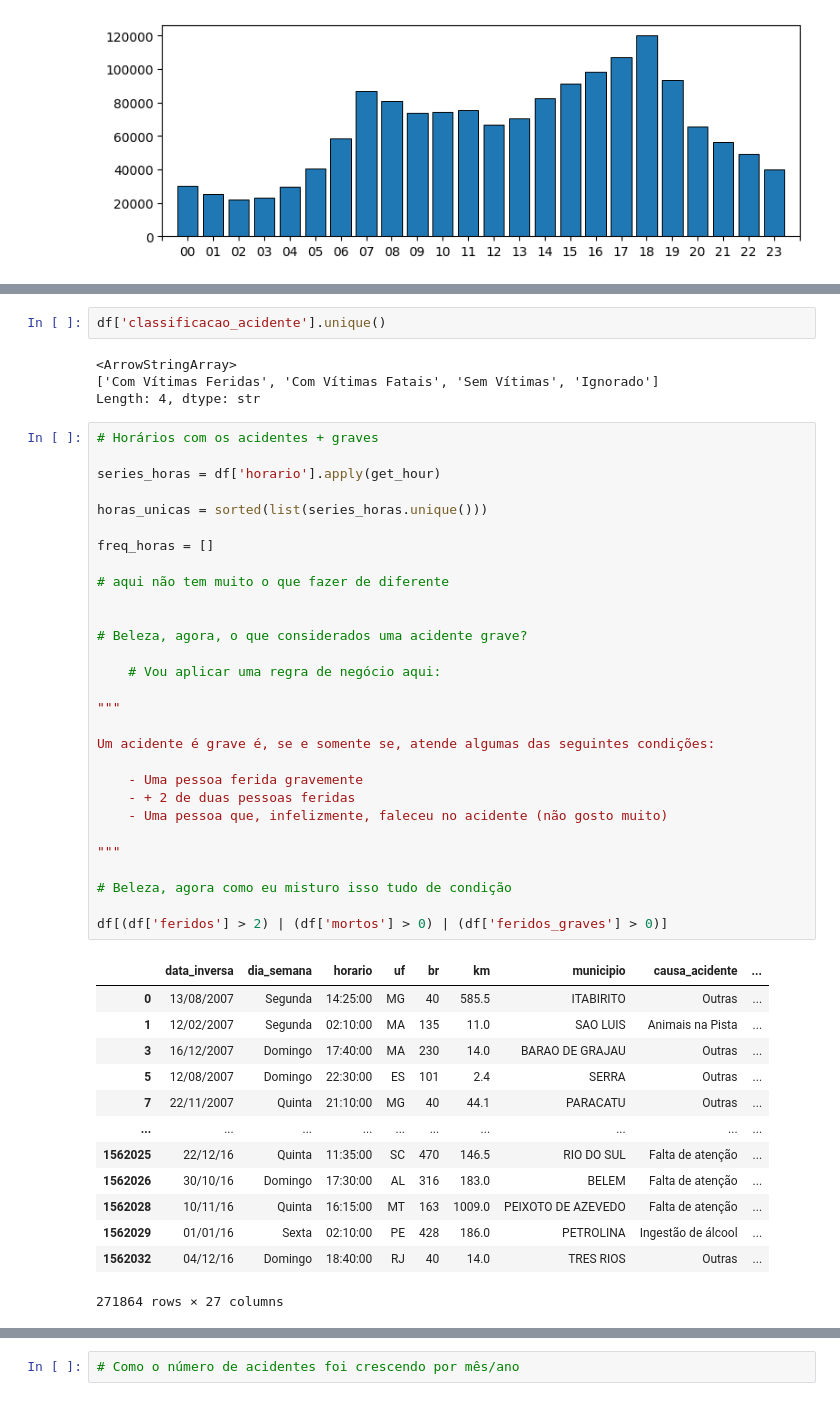
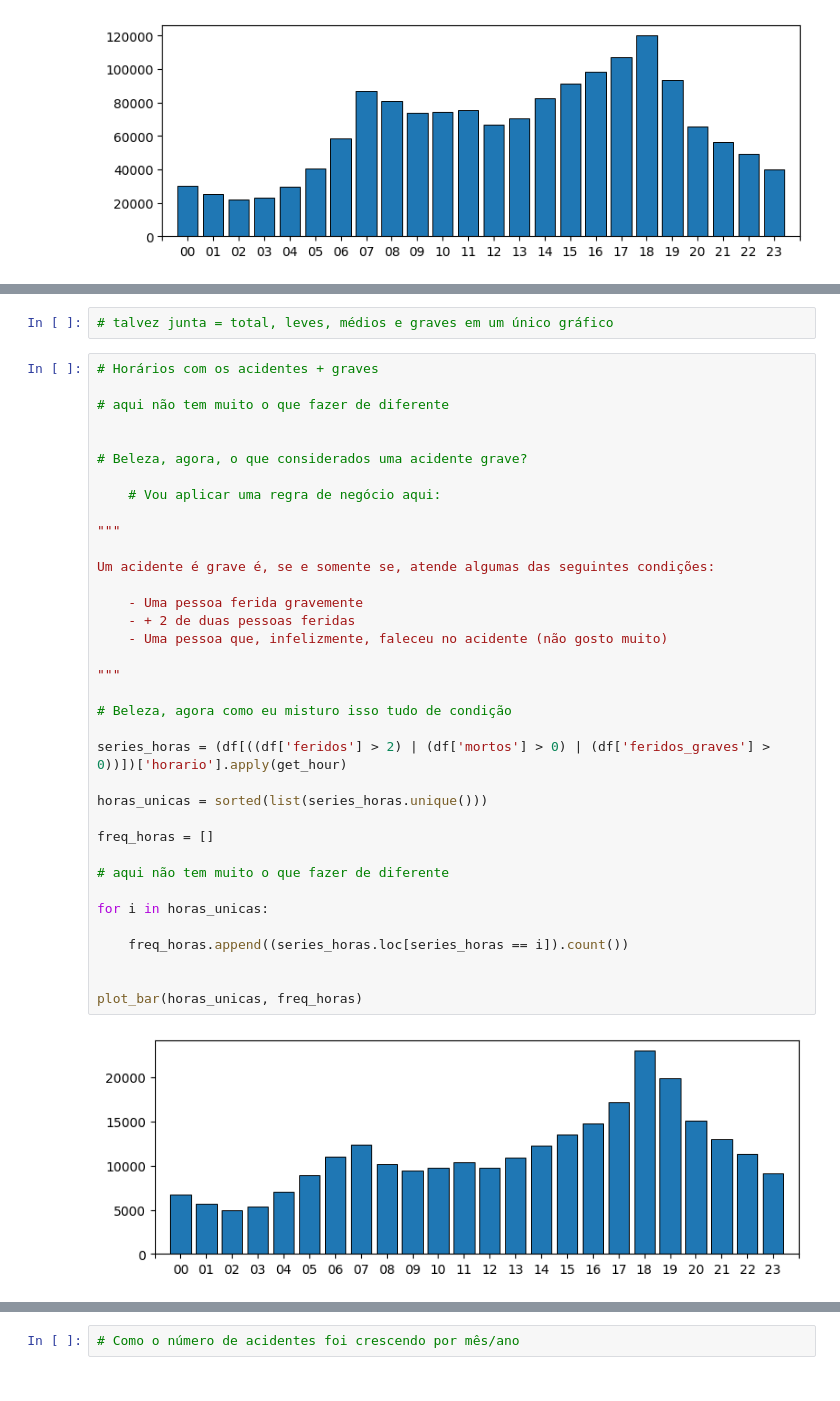
Before and after one commit to expeditow/acidentes-de-transito, a Jupyter notebook: analysis.ipynb, the cells around one changed output, grey strips where cells are left out. Saved outputs shown, nothing was run; the diff lists cells and outputs as text.

Commit message:
feat: adding some graphics

```diff
--- a/analysis.ipynb
+++ b/analysis.ipynb
@@ -125,49 +116,40 @@ Index(['data_inversa', 'dia_semana', 'horario', 'uf', 'br', 'km', 'municipio',
-# %%
-df['classificacao_acidente'].unique()
-# %% [output]
-<ArrowStringArray>
-['Com Vítimas Feridas', 'Com Vítimas Fatais', 'Sem Vítimas', 'Ignorado']
-Length: 4, dtype: str
+# %%
+# talvez junta = total, leves, médios e graves em um único gráfico
 # %%
 # Horários com os acidentes + graves
-
-series_horas = df['horario'].apply(get_hour)
-
-horas_unicas = sorted(list(series_horas.unique()))
-
-freq_horas = []
 
 # aqui não tem muito o que fazer de diferente
 
 
 # Beleza, agora, o que considerados uma acidente grave?
 
     # Vou aplicar uma regra de negócio aqui:
 
 """
 
 Um acidente é grave é, se e somente se, atende algumas das seguintes condições:
 
     - Uma pessoa ferida gravemente
     - + 2 de duas pessoas feridas
     - Uma pessoa que, infelizmente, faleceu no acidente (não gosto muito)
 
 """
 
 # Beleza, agora como eu misturo isso tudo de condição
 
-df[(df['feridos'] > 2) | (df['mortos'] > 0) | (df['feridos_graves'] > 0)]
+series_horas = (df[((df['feridos'] > 2) | (df['mortos'] > 0) | (df['feridos_graves'] > 0))])['horario'].apply(get_hour)
+
+horas_unicas = sorted(list(series_horas.unique()))
+
+freq_horas = []
+
+# aqui não tem muito o que fazer de diferente
+
+for i in horas_unicas:
+
+    freq_horas.append((series_horas.loc[series_horas == i]).count())
+
+
+plot_bar(horas_unicas, freq_horas)
 # %% [output]
-|  | data_inversa | dia_semana | horario | uf | br | km | municipio | causa_acidente | ... |
-| 0 | 13/08/2007 | Segunda | 14:25:00 | MG | 40 | 585.5 | ITABIRITO | Outras | ... |
-| 1 | 12/02/2007 | Segunda | 02:10:00 | MA | 135 | 11.0 | SAO LUIS | Animais na Pista | ... |
-| 3 | 16/12/2007 | Domingo | 17:40:00 | MA | 230 | 14.0 | BARAO DE GRAJAU | Outras | ... |
-| 5 | 12/08/2007 | Domingo | 22:30:00 | ES | 101 | 2.4 | SERRA | Outras | ... |
-| 7 | 22/11/2007 | Quinta | 21:10:00 | MG | 40 | 44.1 | PARACATU | Outras | ... |
-| ... | ... | ... | ... | ... | ... | ... | ... | ... | ... |
-| 1562025 | 22/12/16 | Quinta | 11:35:00 | SC | 470 | 146.5 | RIO DO SUL | Falta de atenção | ... |
-| 1562026 | 30/10/16 | Domingo | 17:30:00 | AL | 316 | 183.0 | BELEM | Falta de atenção | ... |
-| 1562028 | 10/11/16 | Quinta | 16:15:00 | MT | 163 | 1009.0 | PEIXOTO DE AZEVEDO | Falta de atenção | ... |
-| 1562029 | 01/01/16 | Sexta | 02:10:00 | PE | 428 | 186.0 | PETROLINA | Ingestão de álcool | ... |
-| 1562032 | 04/12/16 | Domingo | 18:40:00 | RJ | 40 | 14.0 | TRES RIOS | Outras | ... |
-271864 rows × 27 columns
+[figure, added]
```
Also changed, not shown: parts of 6 cells of this notebook.
